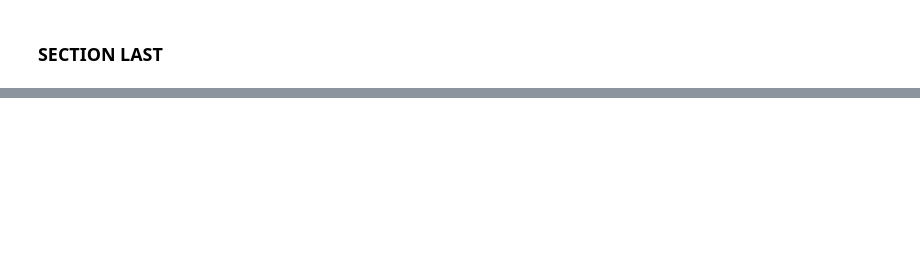
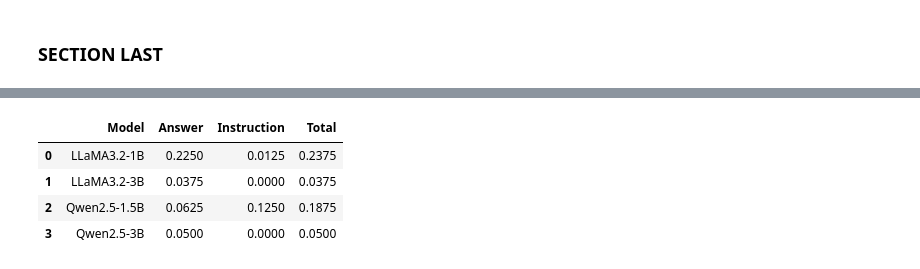
Before and after one commit to RobertJoachimEncinas/Evaluating-Attention-Patterns-of-LLMs-Using-Adversarial-Reading-Comprehension, a Jupyter notebook: Code/data_analysis.ipynb, the cells around one changed output, grey strips where cells are left out. Drawn from its saved outputs; the diff is of its cells as text; code cells hidden in the pictures; blank space fills up the shorter version.

```diff
--- a/Code/data_analysis.ipynb
+++ b/Code/data_analysis.ipynb
@@ -192,7 +227,7 @@ import pandas as pd
 import ast
 from scipy.special import softmax
 
-annotated_results_df = pd.read_csv('Data Files/annotated_complete_results.csv')
+annotated_results_df = pd.read_csv('../Data Files/annotated_complete_results.csv')
 # %%
 name = "Qwen2.5-1.5B"
 filtered_df = annotated_results_df[annotated_results_df[f'{name}_hallucinated'] == False]
@@ -689,7 +884,7 @@ warnings.filterwarnings('ignore')
 
 model_names = ["LLaMA3.2-1B", "LLaMA3.2-3B", "Qwen2.5-1.5B", "Qwen2.5-3B"]
 
-results_df = pd.read_csv('Data Files/annotated_complete_results.csv')
+results_df = pd.read_csv('../Data Files/annotated_complete_results.csv')
 # %%
 for name in model_names:
     results_df[f'{name}_context_weights'] = results_df[f'{name}_context_weights'].apply(ast.literal_eval)
@@ -801,9 +1049,15 @@ stats_df
 # %%
 grouped_by_model = (stats_df.groupby(["Model"]))[["Answer", "Instruction", "Total"]].sum().reset_index()
 grouped_by_model["Answer"] = grouped_by_model["Answer"].apply(lambda x: x / 80.0)
 grouped_by_model["Total"] = grouped_by_model["Total"].apply(lambda x: x / 80.0)
 grouped_by_model["Instruction"] = grouped_by_model["Instruction"].apply(lambda x: x / 80.0)
-grouped_by_model.to_latex()
+grouped_by_model
+# %% [output]
+|  | Model | Answer | Instruction | Total |
+| 0 | LLaMA3.2-1B | 0.2250 | 0.0125 | 0.2375 |
+| 1 | LLaMA3.2-3B | 0.0375 | 0.0000 | 0.0375 |
+| 2 | Qwen2.5-1.5B | 0.0625 | 0.1250 | 0.1875 |
+| 3 | Qwen2.5-3B | 0.0500 | 0.0000 | 0.0500 |
 # %%
 def rename(df, name):
     rename_dict = dict()
```
Also changed, not shown: parts of 31 cells of this notebook, 1 other file.
